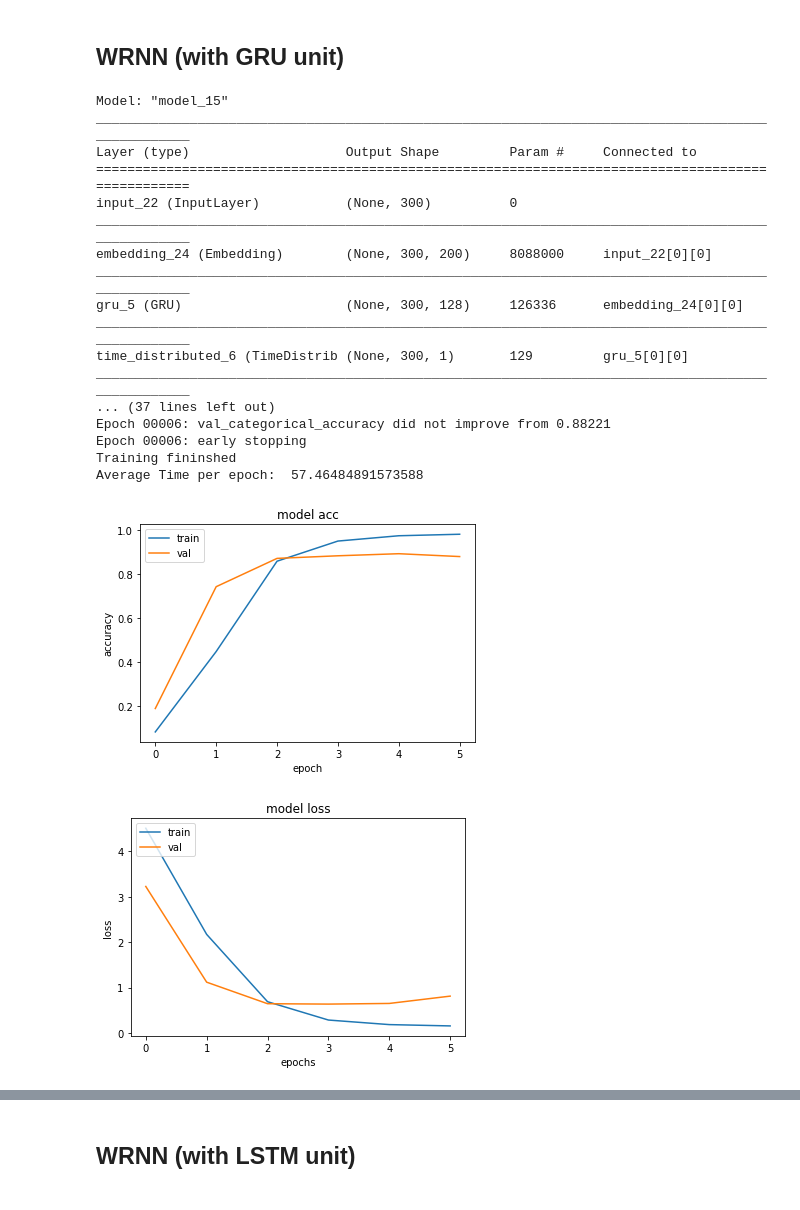
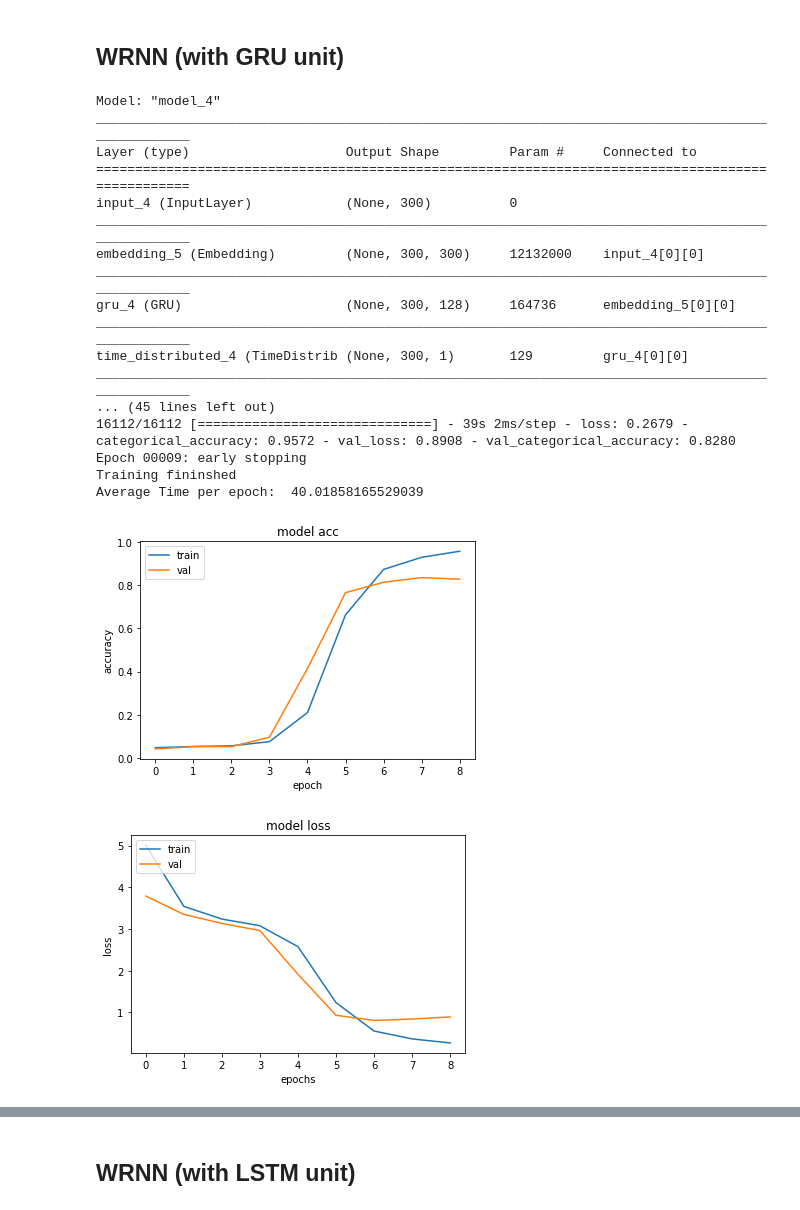
Before and after one commit to QuickLearner171998/Weighted-RNN-for-News-Text-Classification, a Jupyter notebook: WRNN_News_Text_Classification.ipynb, the cells around one changed output, grey strips where cells are left out. Saved outputs shown, nothing was run; the diff lists cells and outputs as text; code cells hidden in the pictures.

```diff
--- a/WRNN_News_Text_Classification.ipynb
+++ b/WRNN_News_Text_Classification.ipynb
@@ -44,5 +44,5 @@ from gensim.test.utils import datapath, get_tmpfile
 PATH = '/content/drive/My Drive/nnfl_project/'
 DATA_PATH = '/content/drive/My Drive/nnfl_project/data'
 GLOVE_PATH = '/content/drive/My Drive/glove.840B.300d.txt'
-# Change EMBED to 'glove' to use glove embeddings
-EMBED = 'word2vec'
+# Change EMBED to 'word2vec' to use word2vec embeddings
+EMBED = 'glove'
@@ -331,6 +337,7 @@ print(vocab_size)
 # %% [markdown]
 # Models
 # %%
+emb_dim = embed_dim if EMBED == 'glove' else embed_dim_w
 import keras.backend as K
 
 def repeat(x):
@@ -341,7 +348,7 @@ def sum_along_axis(x):
 
 def get_wrnn(rnn='gru'):
   inp = Input(shape=(sl,))
-  embed = Embedding(input_dim=vocab_size+1, output_dim=embed_dim_w,
+  embed = Embedding(input_dim=vocab_size+1, output_dim=emb_dim,
                     weights=[embedding_matrix], input_length=sl,
                     trainable=True)(inp)
   if rnn == 'gru':
@@ -361,59 +368,61 @@ def get_wrnn(rnn='gru'):
   return model_wrnn
 
 def get_gru():
-  model_gru = Sequential([Embedding(input_dim=vocab_size+1, output_dim=embed_dim,
+  model_gru = Sequential([Embedding(input_dim=vocab_size+1, output_dim=emb_dim,
                                     weights=[embedding_matrix], input_length=sl,
-                                    trainable=True ),
-                        GRU(hidden_dim, dropout=0.2),
-                        Dense(hidden_dim, activation='relu'),
+                                    trainable=True),
+                        GRU(hidden_dim, dropout=0.3),
+                        Dense(hidden_dim, activation='relu', kernel_regularizer=regularizers.l2(0.005)),
+                        Dropout(0.3),
                         Dense(output_dim, activation='softmax')])
 
   print(model_gru.summary())
   return model_gru
 
 def get_bigru():
-  model_BiGRU = Sequential([Embedding(input_dim=vocab_size+1, output_dim=embed_dim,
+  model_BiGRU = Sequential([Embedding(input_dim=vocab_size+1, output_dim=emb_dim,
                                       weights=[embedding_matrix], input_length=sl,
-                                      trainable=True ),
-                        Bidirectional(GRU(hidden_dim, dropout=0.2)),
-                        Dense(hidden_dim, activation='relu'),
+                                      trainable=True),
+                        Bidirectional(GRU(hidden_dim, dropout=0.3)),
+                        Dense(hidden_dim, activation='relu', kernel_regularizer=regularizers.l2(0.01)),
+                        Dropout(0.3),
                         Dense(output_dim, activation='softmax')])
   print(model_BiGRU.summary())
   return model_BiGRU
 
-def perform_experiment(model):
+def perform_experiment(model, name, patience=2):
 
   # training
   history = run_model(model, train_tokenized_seq, train_labels, epochs,
-                      batch_size, vsplit)
-  training_plots(history, 'wrnn.png', model)
+                      batch_size, vsplit, patience=patience)
+  training_plots(history, name + '.png', model)
 
   # evaluation
   print("Evaluating...")
-  evaluate(model, test_tokenized_seq, test_labels, batch_size)
+  evaluate(model, test_tokenized_seq, test_labels, batch_size, name)
 # %% [markdown]
 ## WRNN (with GRU unit)
 # %%
 model = get_wrnn()
-perform_experiment(model)
+perform_experiment(model, 'wrnn_gru')
 # %% [output]
-Model: "model_15"
+Model: "model_4"
 __________________________________________________________________________________________________
 Layer (type)                    Output Shape         Param #     Connected to
 ==================================================================================================
-input_22 (InputLayer)           (None, 300)          0
+input_4 (InputLayer)            (None, 300)          0
 __________________________________________________________________________________________________
-embedding_24 (Embedding)        (None, 300, 200)     8088000     input_22[0][0]
+embedding_5 (Embedding)         (None, 300, 300)     12132000    input_4[0][0]
 __________________________________________________________________________________________________
-gru_5 (GRU)                     (None, 300, 128)     126336      embedding_24[0][0]
+gru_4 (GRU)                     (None, 300, 128)     164736      embedding_5[0][0]
 __________________________________________________________________________________________________
-time_distributed_6 (TimeDistrib (None, 300, 1)       129         gru_5[0][0]
+time_distributed_4 (TimeDistrib (None, 300, 1)       129         gru_4[0][0]
 __________________________________________________________________________________________________
-... (37 lines left out)
-Epoch 00006: val_categorical_accuracy did not improve from 0.88221
-Epoch 00006: early stopping
+... (45 lines left out)
+16112/16112 [==============================] - 39s 2ms/step - loss: 0.2679 - categorical_accuracy: 0.9572 - val_loss: 0.8908 - val_categorical_accuracy: 0.8280
+Epoch 00009: early stopping
 Training fininshed
-Average Time per epoch:  57.46484891573588
+Average Time per epoch:  40.01858165529039
-[figure, old version]
+[figure, new version]
-[figure, old version]
+[figure, new version]
 Evaluating...
```
Also changed, not shown: parts of 18 cells of this notebook.
